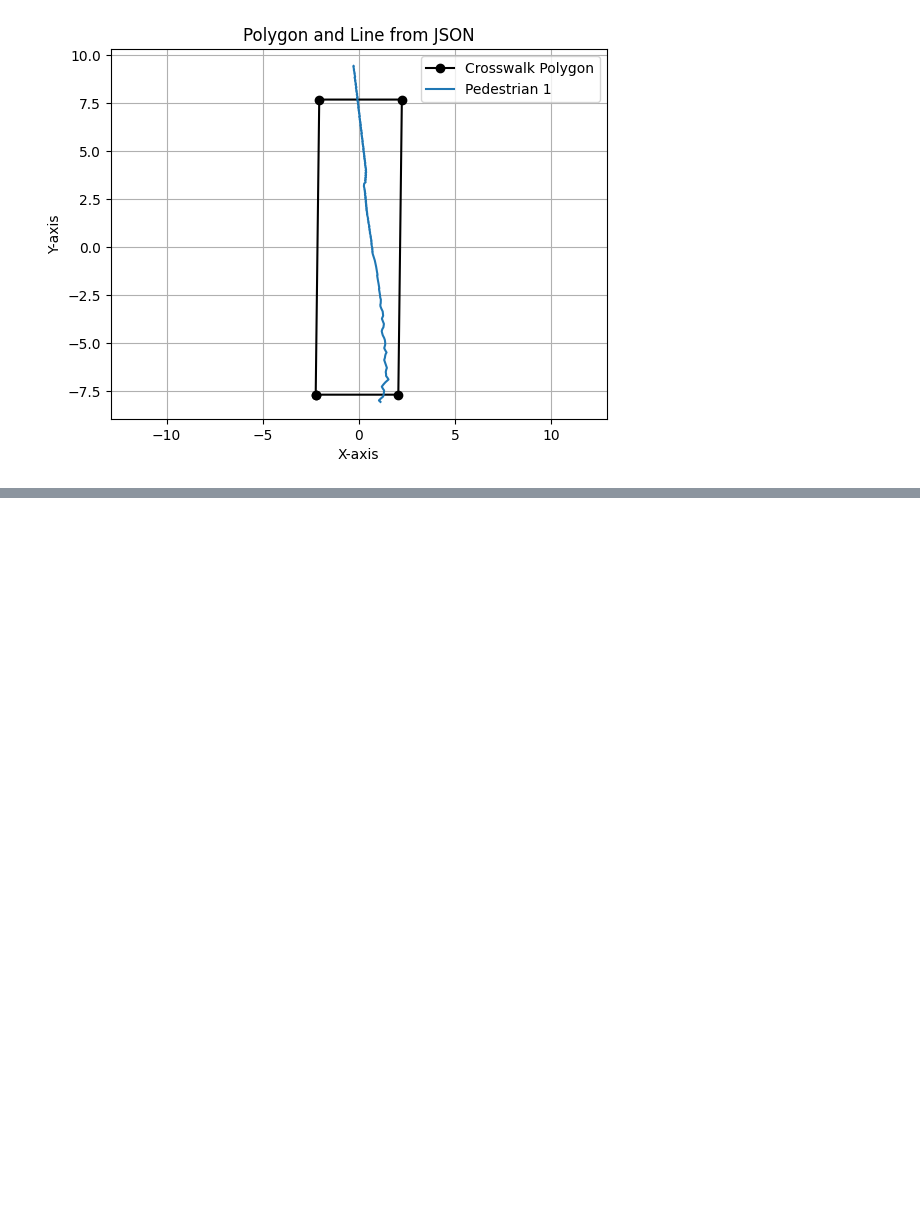
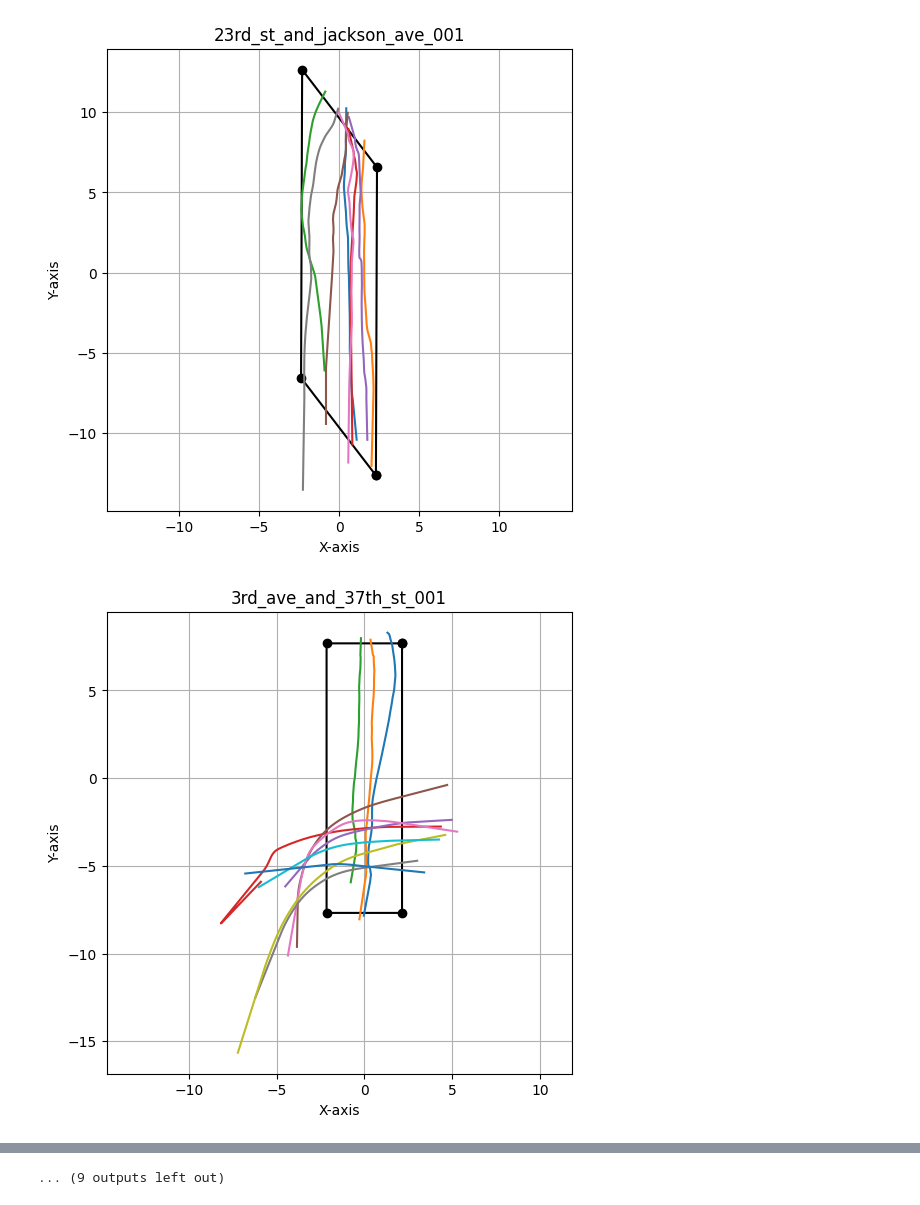
Before and after one commit to andrewhwang74/opencv-labelling-tool, a Jupyter notebook: projected_path_analysis.ipynb, the cells around one changed output, grey strips where cells are left out. Drawn from its saved outputs; the diff is of its cells as text; code cells hidden in the pictures; blank space fills up the shorter version.

```diff
--- a/projected_path_analysis.ipynb
+++ b/projected_path_analysis.ipynb
@@ -72,4 +151,32 @@ def plot_polygon_and_lines_from_json(json_file, line_number=None):
 # %%
-plot_polygon_and_lines_from_json(r"C:\Users\abhis\Box\CUSP_Capstone_2025\Videos\3rd_ave_and_37th_st\3rd_ave_and_37th_st_004.json", 1)
+for intersection in [
+    "23rd_st_and_jackson_ave",
+    "3rd_ave_and_37th_st",
+    "6th_ave_and_w_3rd_st",
+    "7th_ave_and_w_44th_st",
+    "bowery_and_canal_st",
+    "canal_st_and_bowery",
+    "clinton_st_and_delancey_st",
+    "columbus_ave_and_w_72nd_st",
+    "e_149th_st_and_grand_concourse",
+    "flatbush_ave_ext_and_myrtle_ave",
+    "ft_greene_pl_and_lafayette_ave",
+    "fulton_st_and_lafayette_ave",
+    "jackson_ave_and_23rd_st",
+    "myrtle_ave_and_flatbush_ave_ext",
+    "northern_blvd_and_48th_st",
+    "pacific_st_and_court_st",
+    "tillary_st_and_jay_st",
+    "w_42nd_st_and_6th_ave",
+    "w_43rd_st_and_7th_ave",
+    "w_72nd_st_and_columbus_ave",
+    "w_96th_and_st_amsterdam_ave"
+]:
+
+    plot_polygon_and_lines_from_json(
+        f"C:/Users/abhis/Box/CUSP_Capstone_2025/Videos/{intersection}/{intersection}_001.json",
+        smooth_trajectories=False,
+    )
 # %% [output]
-[figure, old version]
+[figure, new version]
+[figure, added]
@@ -75,0 +193 @@ plot_polygon_and_lines_from_json(r"C:\Users\abhis\Box\CUSP_Capstone_2025\Videos\
+... (9 outputs left out)
```
Also changed, not shown: parts of 4 cells of this notebook, 1 other file.
